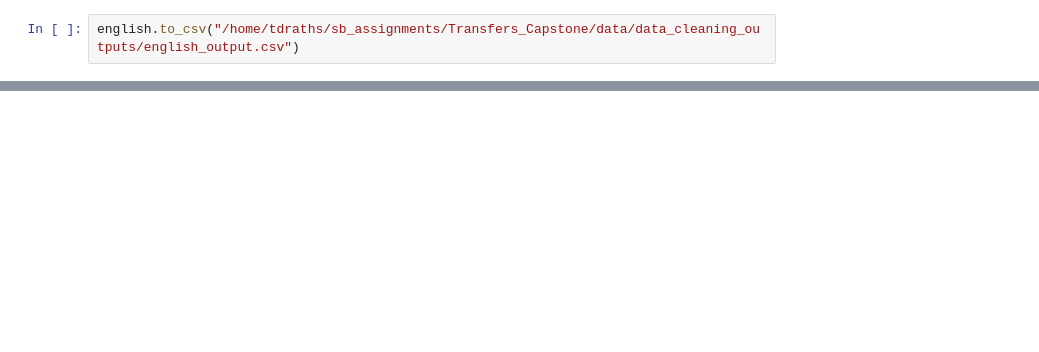
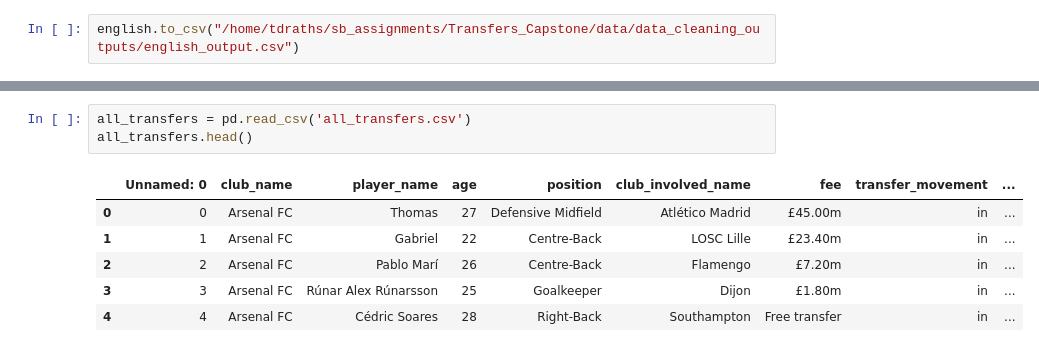
Before and after one commit to tdraths/transfers_capstone, a Jupyter notebook: notebooks/club_names_notebook.ipynb, the cells around one changed output, grey strips where cells are left out. Cells and saved outputs as stored; diff of their text form; blank space fills up the shorter version.

```diff
--- a/notebooks/club_names_notebook.ipynb
+++ b/notebooks/club_names_notebook.ipynb
@@ -77,0 +91,10 @@ english.to_csv("/home/tdraths/sb_assignments/Transfers_Capstone/data/data_cleani
+# %%
+all_transfers = pd.read_csv('all_transfers.csv')
+all_transfers.head()
+# %% [output]
+|  | Unnamed: 0 | club_name | player_name | age | position | club_involved_name | fee | transfer_movement | ... |
+| 0 | 0 | Arsenal FC | Thomas | 27 | Defensive Midfield | Atlético Madrid | £45.00m | in | ... |
+| 1 | 1 | Arsenal FC | Gabriel | 22 | Centre-Back | LOSC Lille | £23.40m | in | ... |
+| 2 | 2 | Arsenal FC | Pablo Marí | 26 | Centre-Back | Flamengo | £7.20m | in | ... |
+| 3 | 3 | Arsenal FC | Rúnar Alex Rúnarsson | 25 | Goalkeeper | Dijon | £1.80m | in | ... |
+| 4 | 4 | Arsenal FC | Cédric Soares | 28 | Right-Back | Southampton | Free transfer | in | ... |
```
Also changed, not shown: parts of 11 cells of this notebook, 1 other file.
